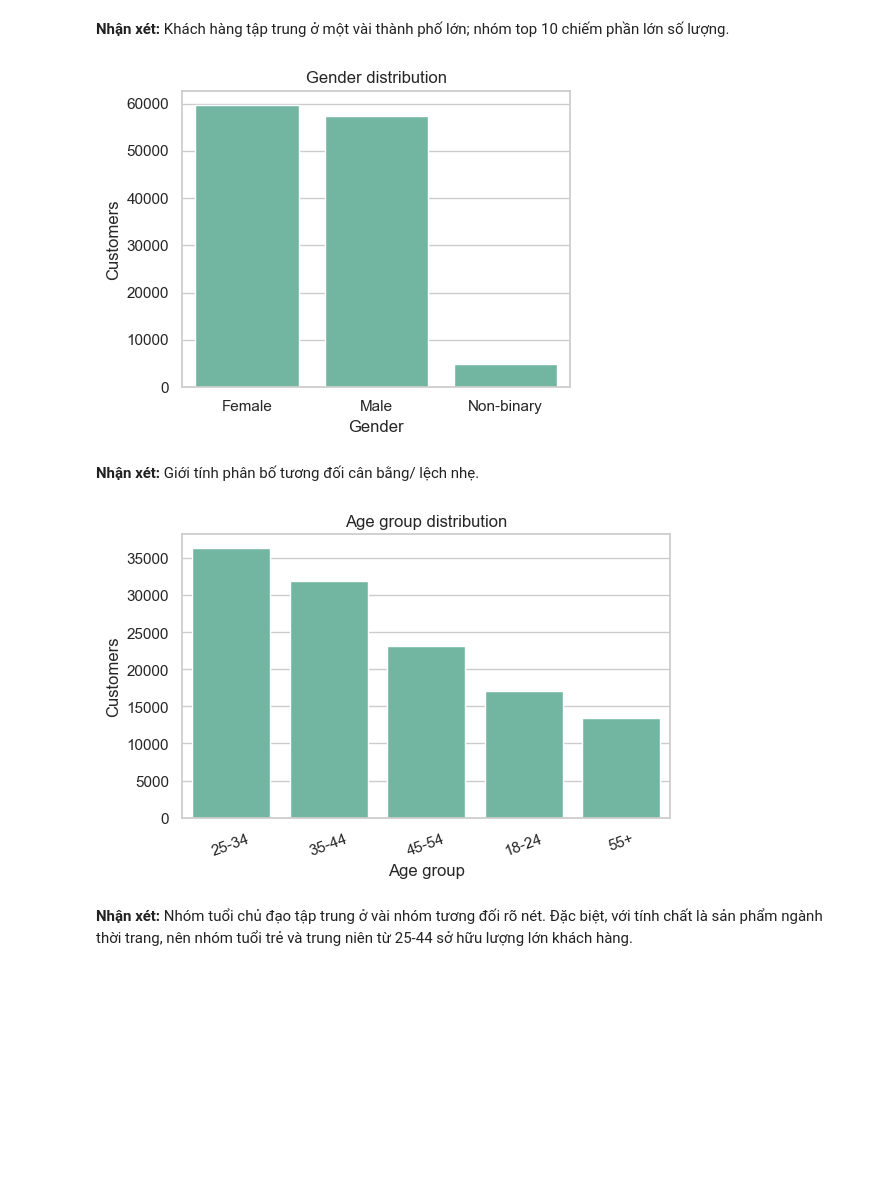
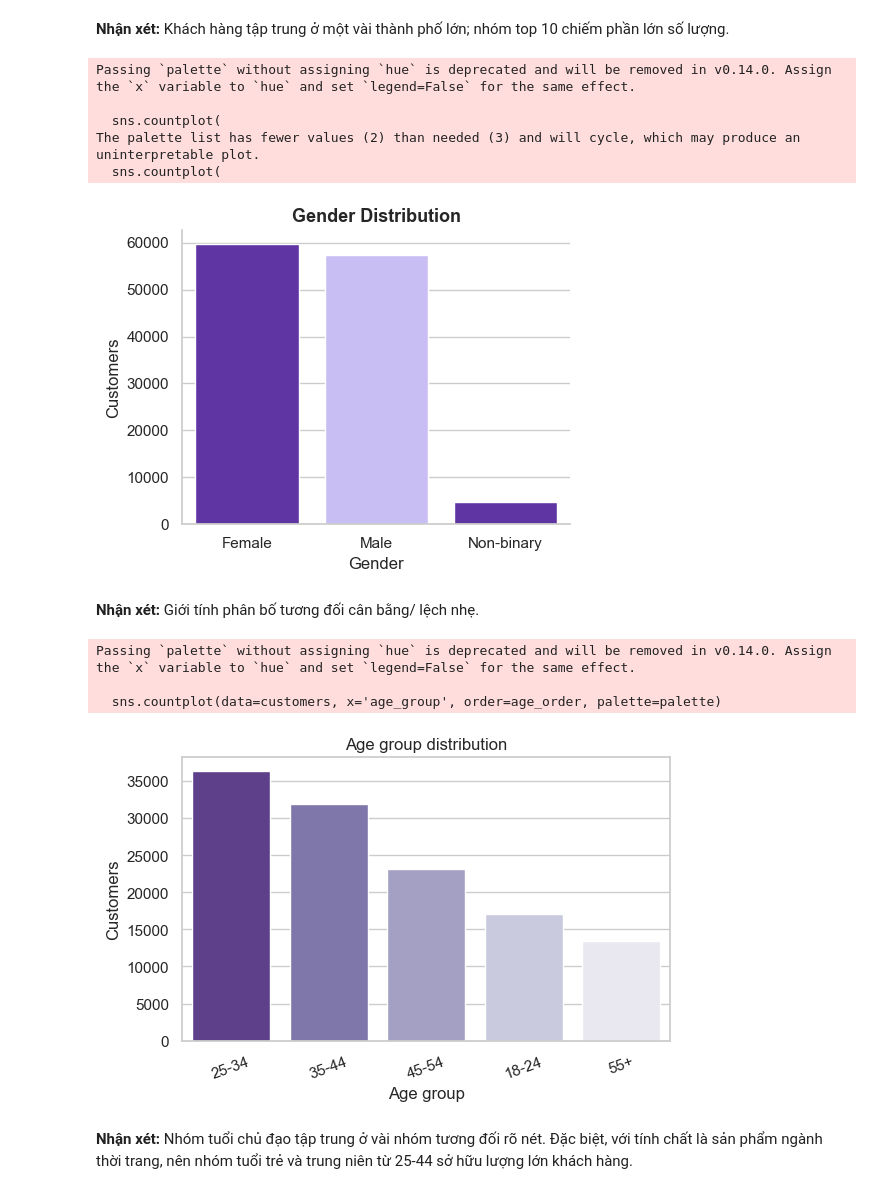
Before and after one commit to huydt11502/revenue_forecast_ecommerce, a Jupyter notebook: notebooks/03_eda_master.ipynb, the cells around one changed output. Saved outputs shown, nothing was run; the diff lists cells and outputs as text; code cells hidden in the pictures; blank space fills up the shorter version.

Commit message:
update color

```diff
--- a/notebooks/03_eda_master.ipynb
+++ b/notebooks/03_eda_master.ipynb
@@ -169,21 +171,36 @@ Passing `palette` without assigning `hue` is deprecated and will be removed in v
 # %%
 # 2) Gender distribution
 plt.figure(figsize=(5, 4))
-sns.countplot(data=customers, x='gender')
-plt.title('Gender distribution')
+
+sns.countplot(
+    data=customers,
+    x='gender',
+    palette=['#5B21B6', '#C4B5FD']
+)
+
+plt.title('Gender Distribution', fontsize=13, weight='bold')
 plt.xlabel('Gender')
 plt.ylabel('Customers')
+
+sns.despine()
+
 plt.tight_layout()
 plt.show()
 # %% [output]
+Passing `palette` without assigning `hue` is deprecated and will be removed in v0.14.0. Assign the `x` variable to `hue` and set `legend=False` for the same effect.
+
+  sns.countplot(
+The palette list has fewer values (2) than needed (3) and will cycle, which may produce an uninterpretable plot.
+  sns.countplot(
-[figure, old version]
+[figure, new version]
 # %% [markdown]
 **Nhận xét:** Giới tính phân bố tương đối cân bằng/ lệch nhẹ.
 # %%
 # 3) Age group distribution
 age_order = customers['age_group'].value_counts().index
 plt.figure(figsize=(6, 4))
-sns.countplot(data=customers, x='age_group', order=age_order)
+palette = sns.color_palette("Purples_r", len(age_order))
+sns.countplot(data=customers, x='age_group', order=age_order, palette=palette)
 plt.title('Age group distribution')
 plt.xlabel('Age group')
 plt.ylabel('Customers')
@@ -191,7 +208,10 @@ plt.xticks(rotation=20)
 plt.tight_layout()
 plt.show()
 # %% [output]
+Passing `palette` without assigning `hue` is deprecated and will be removed in v0.14.0. Assign the `x` variable to `hue` and set `legend=False` for the same effect.
+
+  sns.countplot(data=customers, x='age_group', order=age_order, palette=palette)
-[figure, old version]
+[figure, new version]
 # %% [markdown]
 **Nhận xét:** Nhóm tuổi chủ đạo tập trung ở vài nhóm tương đối rõ nét. Đặc biệt, với tính chất là sản phẩm ngành thời trang, nên nhóm tuổi trẻ và trung niên từ 25-44 sở hữu lượng lớn khách hàng.
 # %% [markdown]
```
Also changed, not shown: parts of 5 cells of this notebook.
